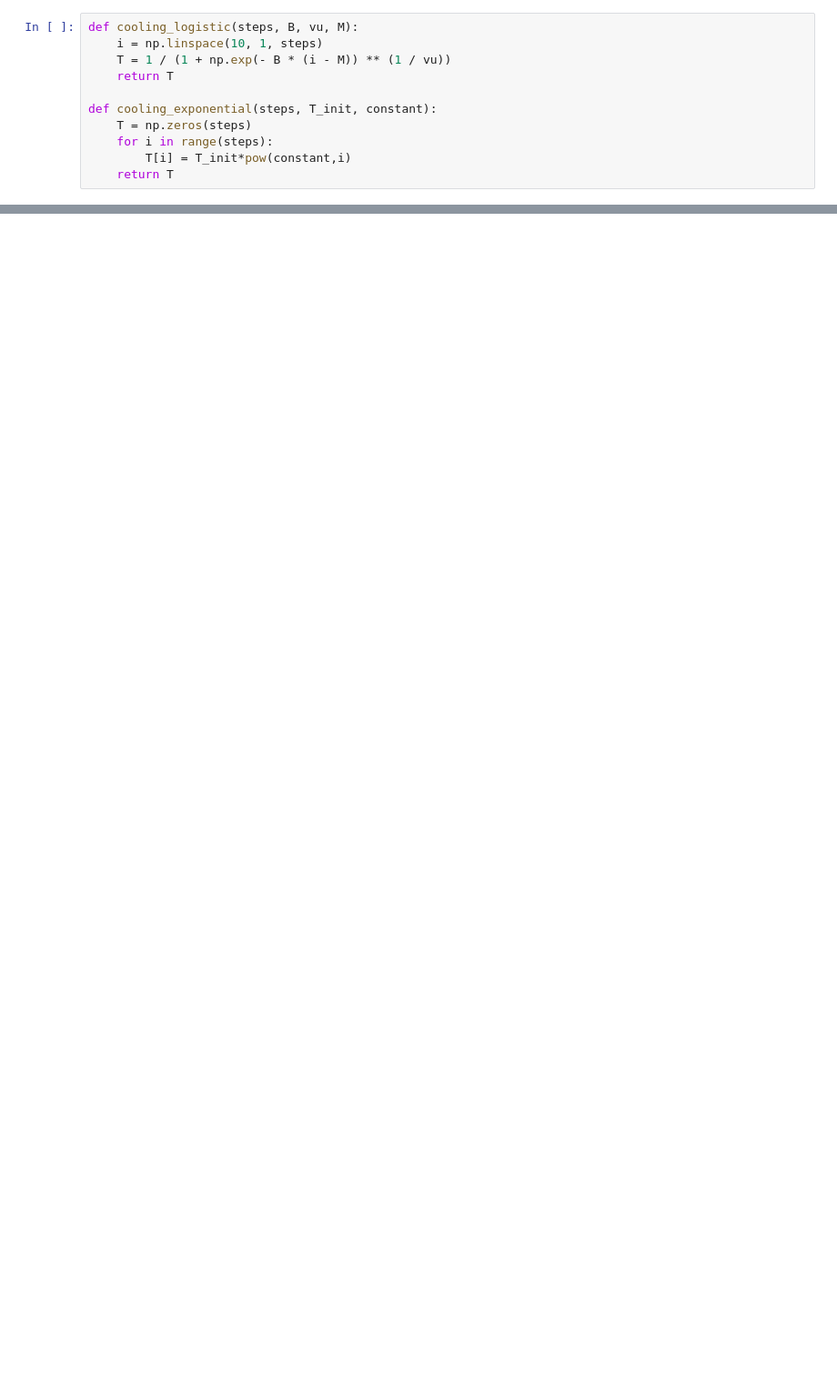
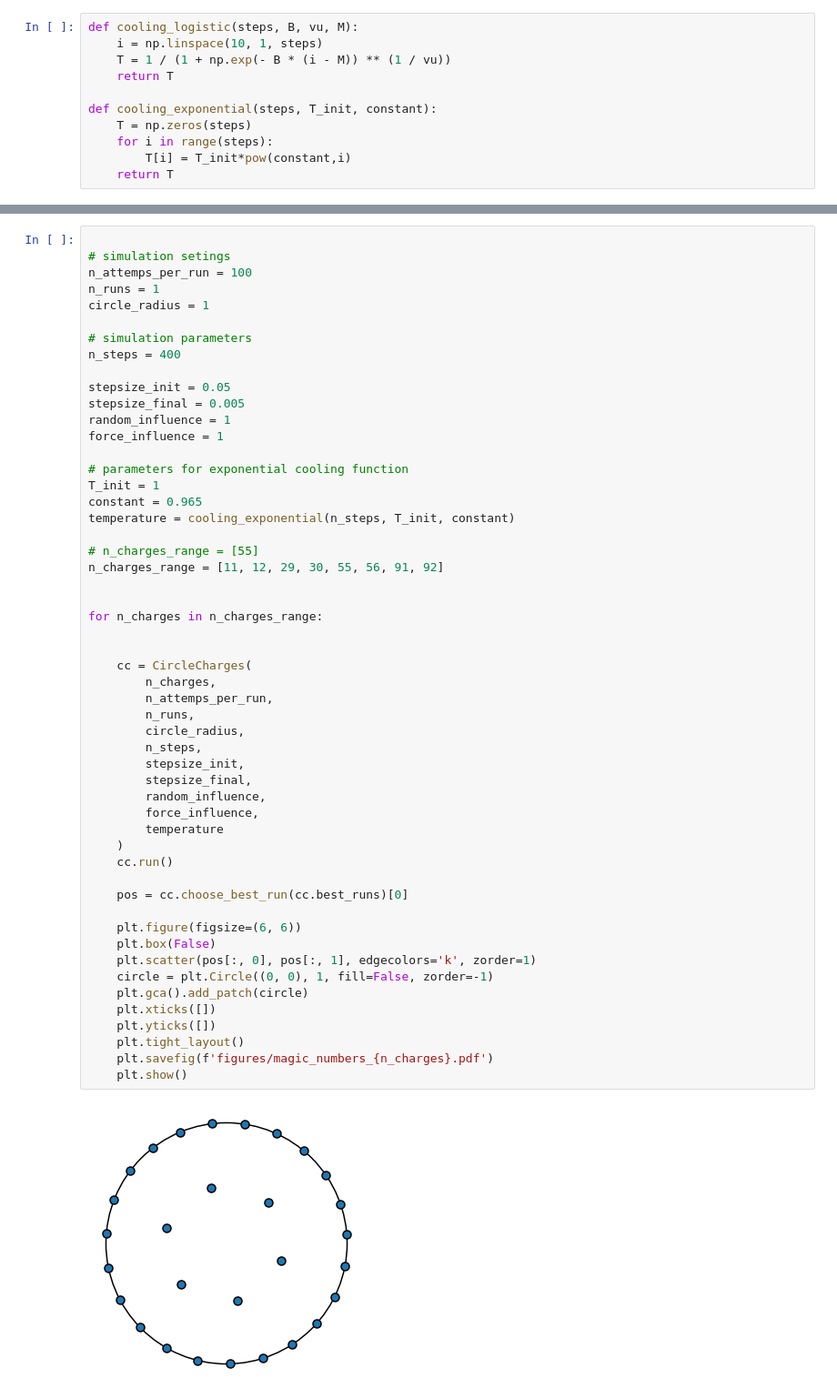
Before and after one commit to jasperw1999/SA-ChargeConfig, a Jupyter notebook: full_notbook.ipynb, the cells around one changed output, grey strips where cells are left out. Shown: that part at 91% size. Drawn from its saved outputs; the diff is of its cells as text; blank space fills up the shorter version.

```diff
--- a/full_notbook.ipynb
+++ b/full_notbook.ipynb
@@ -482 +725,56 @@ plt.show()
+# %%
+
+# simulation setings
+n_attemps_per_run = 100
+n_runs = 1
+circle_radius = 1
+
+# simulation parameters
+n_steps = 400
+
+stepsize_init = 0.05
+stepsize_final = 0.005
+random_influence = 1
+force_influence = 1
+
+# parameters for exponential cooling function
+T_init = 1
+constant = 0.965
+temperature = cooling_exponential(n_steps, T_init, constant)
+
+# n_charges_range = [55]
+n_charges_range = [11, 12, 29, 30, 55, 56, 91, 92]
+
+
+for n_charges in n_charges_range:
+
+
+    cc = CircleCharges(
+        n_charges,
+        n_attemps_per_run,
+        n_runs,
+        circle_radius,
+        n_steps,
+        stepsize_init,
+        stepsize_final,
+        random_influence,
+        force_influence,
+        temperature
+    )
+    cc.run()
+
+    pos = cc.choose_best_run(cc.best_runs)[0]
+
+    plt.figure(figsize=(6, 6))
+    plt.box(False)
+    plt.scatter(pos[:, 0], pos[:, 1], edgecolors='k', zorder=1)
+    circle = plt.Circle((0, 0), 1, fill=False, zorder=-1)
+    plt.gca().add_patch(circle)
+    plt.xticks([])
+    plt.yticks([])
+    plt.tight_layout()
+    plt.savefig(f'figures/magic_numbers_{n_charges}.pdf')
+    plt.show()
+# %% [output]
+[figure, added]
 # %%
```
Also changed, not shown: parts of 18 cells of this notebook, 14 other files.
